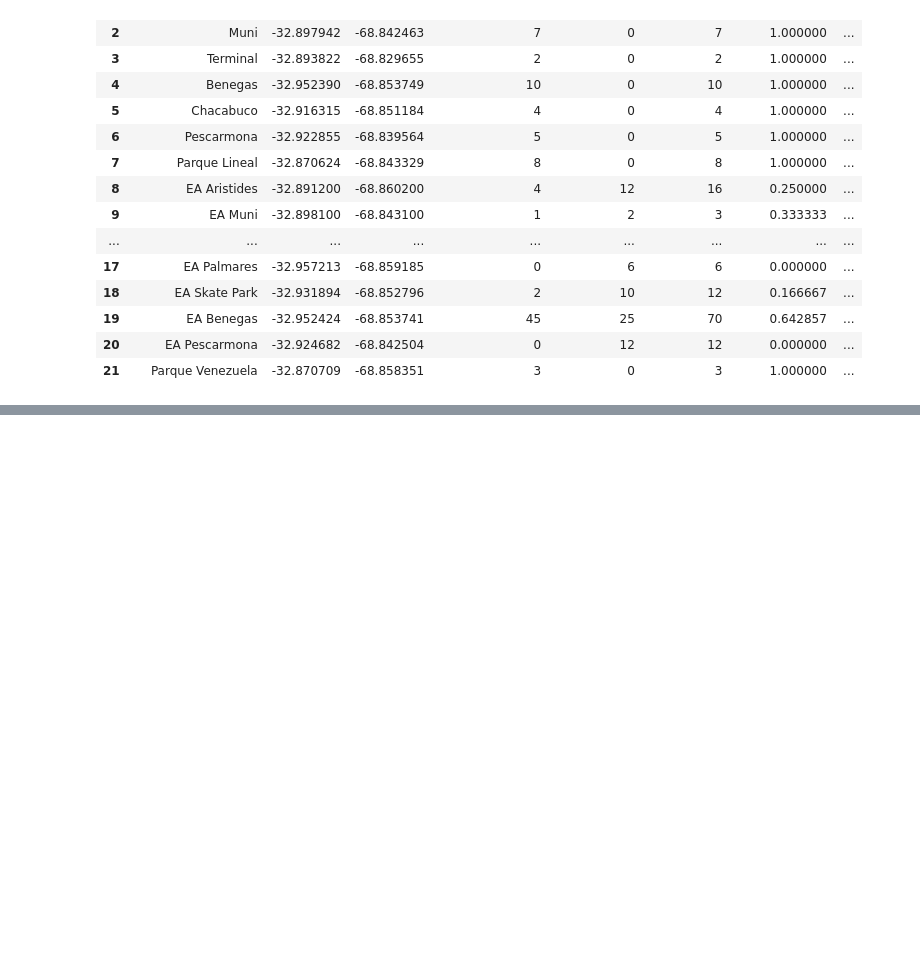
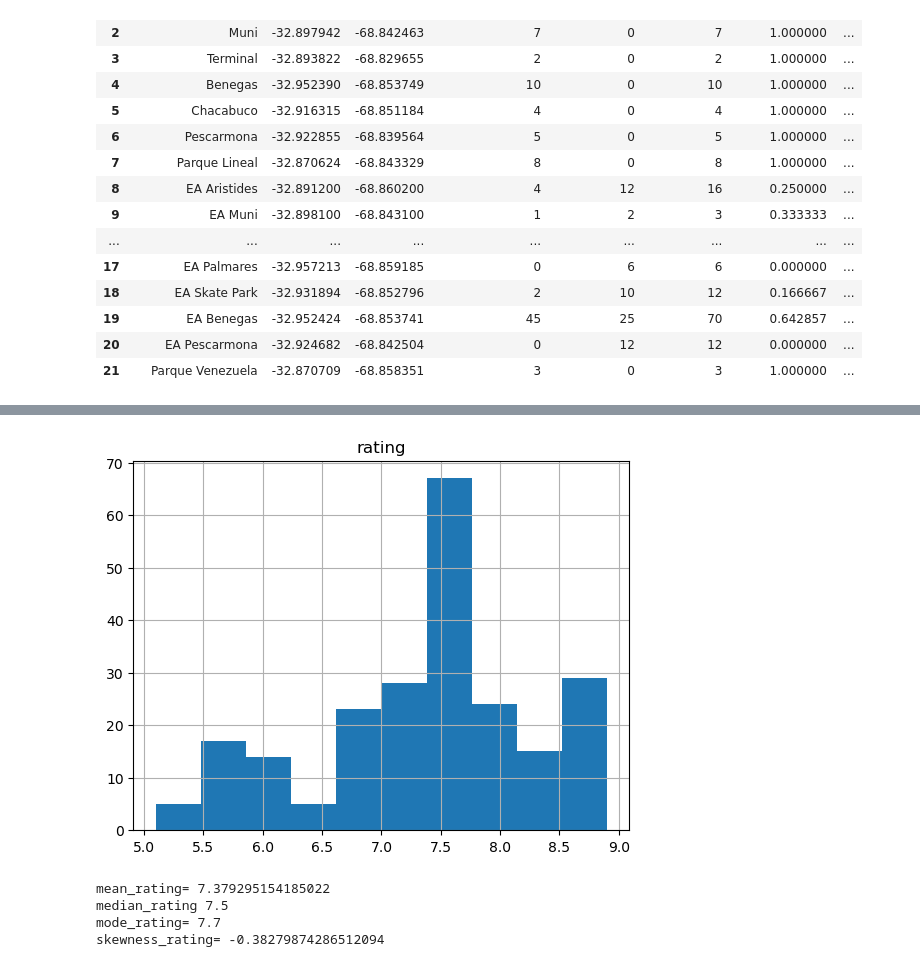
Before and after one commit to TayyubaK/Statistical-Modelling-Project, a Jupyter notebook: notebooks/EDA_part1_part2.ipynb, the cells around one changed output, grey strips where cells are left out. Drawn from its saved outputs; the diff is of its cells as text; code cells hidden in the pictures; blank space fills up the shorter version.

Commit message:
started FS data clean

```diff
--- a/notebooks/EDA_part1_part2.ipynb
+++ b/notebooks/EDA_part1_part2.ipynb
@@ -69,0 +79,3 @@ bikes_df.to_csv('../data/bikes_df_eda.csv', index=False)
+# %%
+foursq_df = pd.read_csv('../data/foursquare_df_orig.csv')
+foursq_df.info()
@@ -69,0 +122,4 @@ bikes_df.to_csv('../data/bikes_df_eda.csv', index=False)
+# %%
+# Filter out rows from foursq_df where distance is less than or equal to 1000, put into fsdf_1 dataframe
+fsdf_1 = foursq_df[foursq_df['distance'] <= 1000]
+fsdf_1.describe()
@@ -69,0 +167,4 @@ bikes_df.to_csv('../data/bikes_df_eda.csv', index=False)
+# %%
+z_scores_dist = np.abs(stats.zscore(fsdf_1['distance']))
+fsdf_2 = fsdf_1[(z_scores_dist <3)]
+fsdf_2.describe()
@@ -69,0 +189,17 @@ bikes_df.to_csv('../data/bikes_df_eda.csv', index=False)
+# %%
+fsdf_2.hist(column='rating')
+plt.show()
+mean_rating = fsdf_2['rating'].mean()
+median_rating = fsdf_2['rating'].median()
+mode_rating = fsdf_2['rating'].mode()[0]
+skewness_rating = fsdf_2['rating'].skew()
+print('mean_rating=',mean_rating)
+print('median_rating',median_rating)
+print('mode_rating=',mode_rating)
+print('skewness_rating=',skewness_rating)
+# %% [output]
+[figure, added]
+mean_rating= 7.379295154185022
+median_rating 7.5
+mode_rating= 7.7
+skewness_rating= -0.38279874286512094
```
Also changed, not shown: parts of 22 cells of this notebook.
